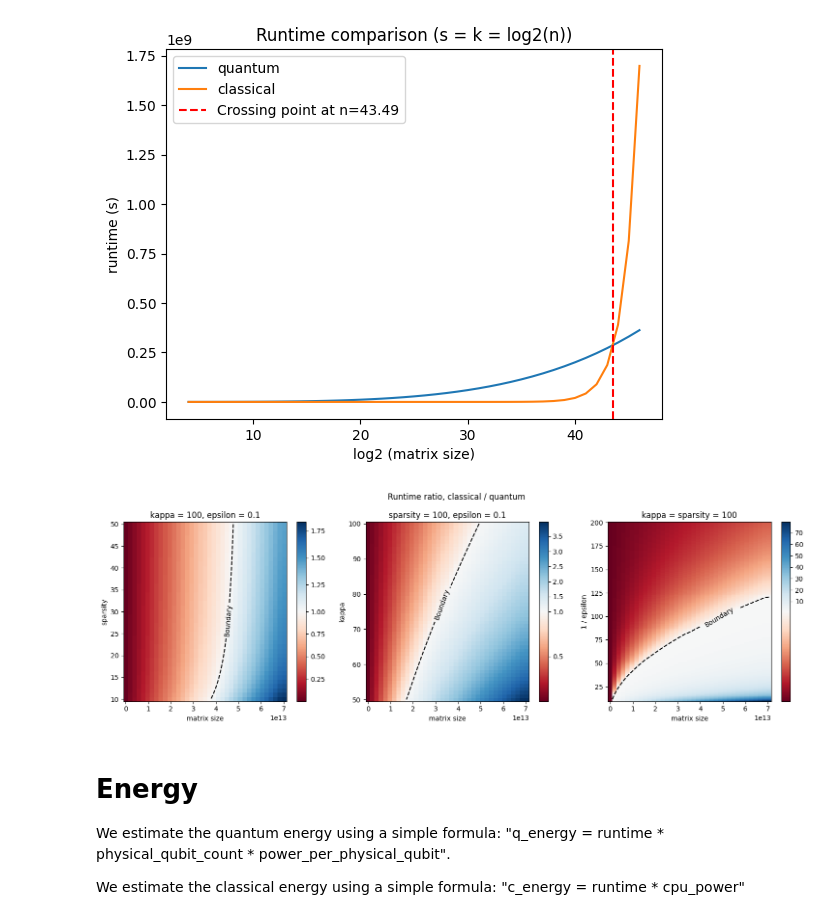
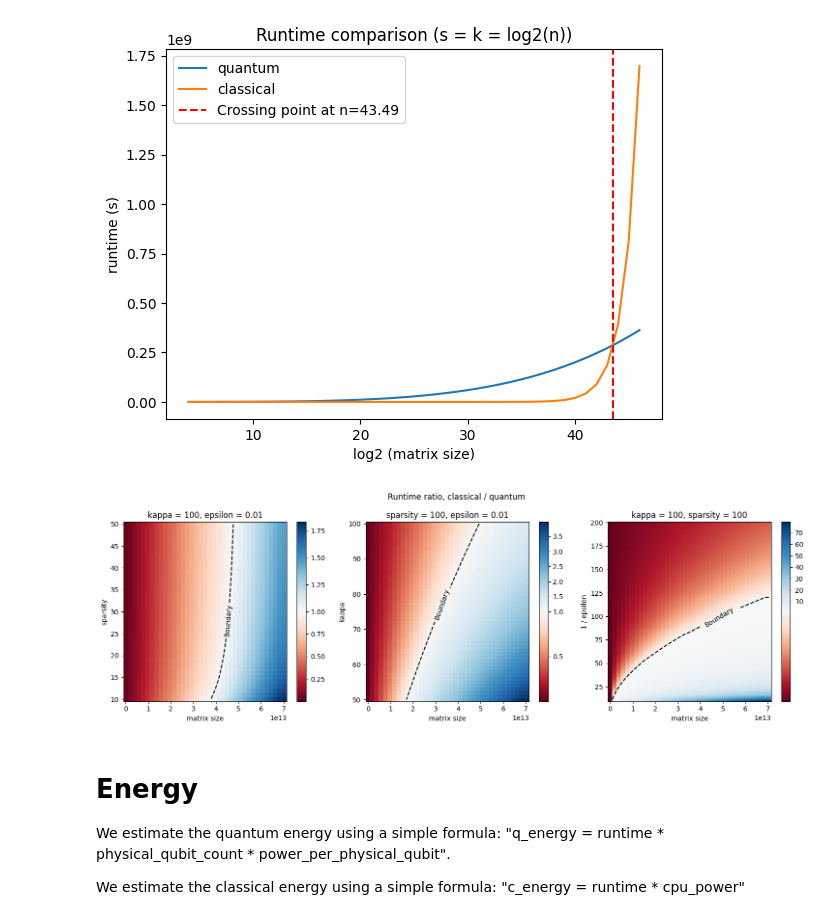
Before and after one commit to tiger9tu/HHL, a Jupyter notebook: tools/heatmap.ipynb, the cells around one changed output. Drawn from its saved outputs; the diff is of its cells as text; code cells hidden in the pictures.

```diff
--- a/tools/heatmap.ipynb
+++ b/tools/heatmap.ipynb
@@ -7,3 +9,15 @@ import itertools
+# %%
+max_physical_qubits = np.inf
+physical_error_rate = 1e-4
+clock_cycle_time = 1e-6
+precision = 5
+
+fix_k = 100
+fix_s = 100
+fix_epsilon_inv = 100
+s_start, s_end, ds = 10, 50, 1
+k_start, k_end, dk = 50, 100, 1
+epsilon_inv_start, epsilon_inv_end, depslilon_inv = 10, 200, 1
 # %% [markdown]
 # Runtime
 
@@ -160,12 +123,6 @@ def calculate_ratio(q_runtime, c_runtime, N, n_start):
 
 
 def plot_runtime_heatmap():  # set this function to avoid conflict variables
-
-    s_start, s_end, ds = 10, 50, 1
-    k_start, k_end, dk = 50, 100, 1
-    epsilon_inv_start, epsilon_inv_end, depslilon_inv = 10, 200, 1
-
-    fix_k, fix_epsilon_inv, fix_s = 100, 100, 100
     n_start, n_end, dn = 10, 46, 1
 
     # big N used by classical plot
@@ -186,39 +143,39 @@ def plot_runtime_heatmap():  # set this function to avoid conflict variables
     n_s_c_runtime = calculate_c_runtime(fix_k, s, fix_epsilon_inv, n_s_N)
     n_s_ratio = calculate_ratio(n_s_q_runtime, n_s_c_runtime, n_s_N, n_start)
 
-    sub_plot(fig,axs[0], n_s_N, s, n_s_ratio, "kappa = 100, epsilon = 0.1", "matrix size", "sparsity")
+    sub_plot(fig,axs[0], n_s_N, s, n_s_ratio, f"kappa = {fix_k}, epsilon = {1/fix_epsilon_inv}", "matrix size", "sparsity")
 
     ###############################
     # k - n
     ###############################
     k, n = np.mgrid[k_start : k_end + dk : dk, n_start : n_end + dn : dn]
     _, n_k_N = np.mgrid[k_start : k_end + dk : dk, N_start : N_end + dN : dN]
     n_k_q_runtime = calculate_q_runtime(k, fix_s, fix_epsilon_inv, 2**n)
     n_k_c_runtime = calculate_c_runtime(k, fix_s, fix_epsilon_inv, n_k_N)
     n_k_ratio = calculate_ratio(n_k_q_runtime, n_k_c_runtime, n_k_N, n_start)
 
-    sub_plot(fig,axs[1], n_k_N, k, n_k_ratio, "sparsity = 100, epsilon = 0.1", "matrix size", "kappa")
+    sub_plot(fig,axs[1], n_k_N, k, n_k_ratio, f"sparsity = {fix_s}, epsilon = {1/fix_epsilon_inv}", "matrix size", "kappa")
 
     ###############################
     # epsilon - n
     ###############################
 
     epsilon, n = np.mgrid[epsilon_inv_start : epsilon_inv_end + depslilon_inv : depslilon_inv, n_start : n_end + dn : dn]
     _, n_epsilon_N = np.mgrid[epsilon_inv_start : epsilon_inv_end + depslilon_inv : depslilon_inv, N_start : N_end + dN : dN]
     n_epsilon_q_runtime = calculate_q_runtime(fix_k, fix_s, epsilon, 2**n)
     n_epsilon_c_runtime = calculate_c_runtime(fix_k, fix_s, epsilon, n_epsilon_N)
     n_epsilon_ratio = calculate_ratio(n_epsilon_q_runtime, n_epsilon_c_runtime, n_epsilon_N, n_start)
 
-    sub_plot(fig, axs[2], n_epsilon_N, epsilon, n_epsilon_ratio, "kappa = sparsity = 100", "matrix size", "1 / epsilon")
+    sub_plot(fig, axs[2], n_epsilon_N, epsilon, n_epsilon_ratio, f"kappa = {fix_k}, sparsity = {fix_s}", "matrix size", "1 / epsilon")
     fig.suptitle("Runtime ratio, classical / quantum")
     plt.tight_layout()
 
     plt.show()
 
 
 plot_runtime_heatmap()
 # %% [output]
-[figure, old version]
+[figure, new version]
 # %% [markdown]
 # Energy
 We estimate the quantum energy using a simple formula: "q_energy = runtime * physical_qubit_count * power_per_physical_qubit".
```
Also changed, not shown: parts of 6 cells of this notebook.
